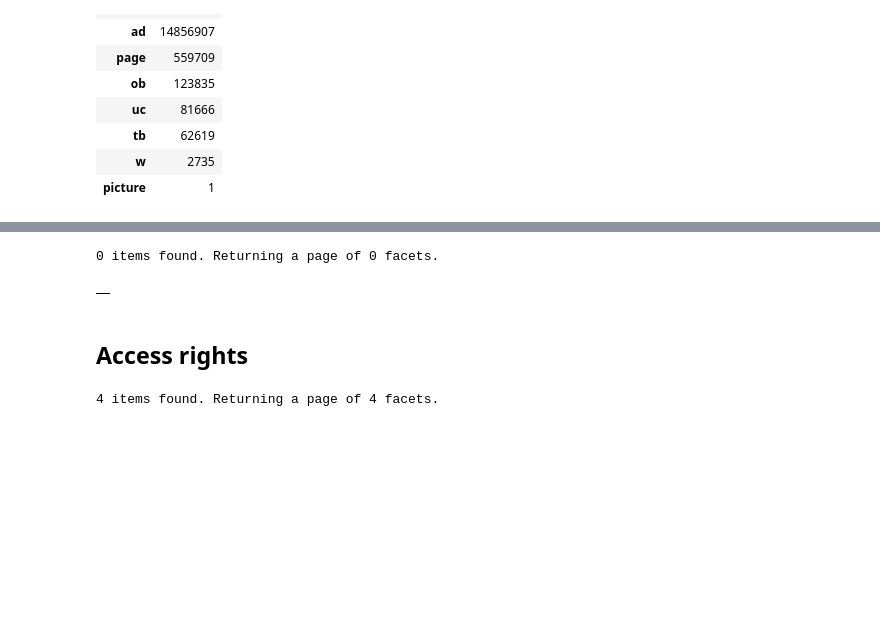
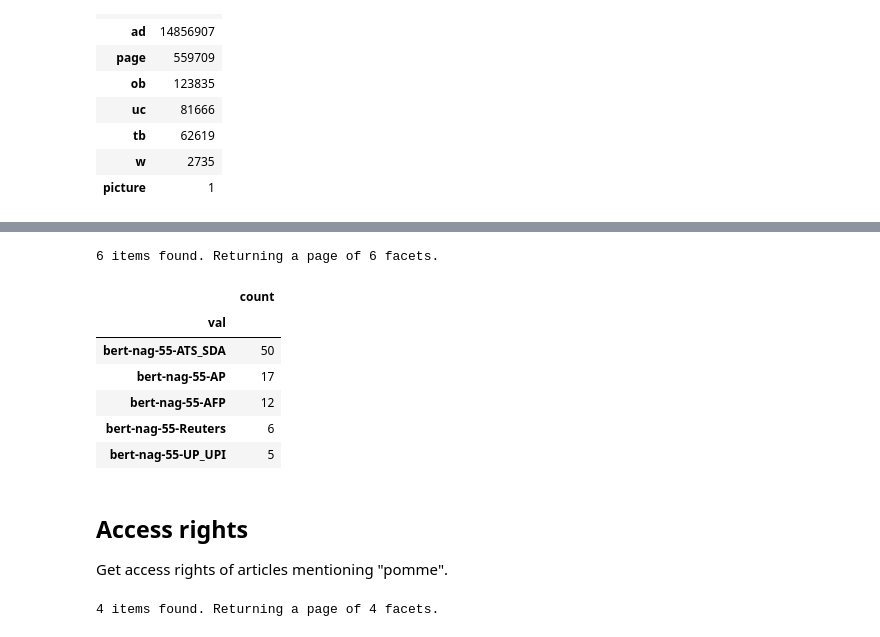
Before and after one commit to impresso/impresso-py, a Jupyter notebook: examples/notebooks/search.ipynb, the cells around one changed output, grey strips where cells are left out. Drawn from its saved outputs; the diff is of its cells as text; code cells hidden in the pictures; blank space fills up the shorter version.

```diff
--- a/examples/notebooks/search.ipynb
+++ b/examples/notebooks/search.ipynb
@@ -474,13 +526,21 @@ result.df
 # %%
 from impresso import AND, OR
-result = impresso.search.facet("nag", title=AND("homme", "femme") & OR("luxembourg", "suisse") & ~AND("Théâtre"))
+result = impresso.search.facet("nag", title=AND("homme", "femme"))
 print(f"{result.total} items found. Returning a page of {result.limit} facets.")
-result.df.head(1)
+result.df.head(5)
 # %% [output]
-0 items found. Returning a page of 0 facets.
+6 items found. Returning a page of 6 facets.
-|  |
+|  | count |
+| val |  |
+| bert-nag-55-ATS_SDA | 50 |
+| bert-nag-55-AP | 17 |
+| bert-nag-55-AFP | 12 |
+| bert-nag-55-Reuters | 6 |
+| bert-nag-55-UP_UPI | 5 |
 # %% [markdown]
 ## Access rights
+
+Get access rights of articles mentioning "pomme".
 # %%
 result = impresso.search.facet("accessRight", q="pomme")
 print(f"{result.total} items found. Returning a page of {result.limit} facets.")
```
Also changed, not shown: parts of 74 cells of this notebook, 4 other files.
